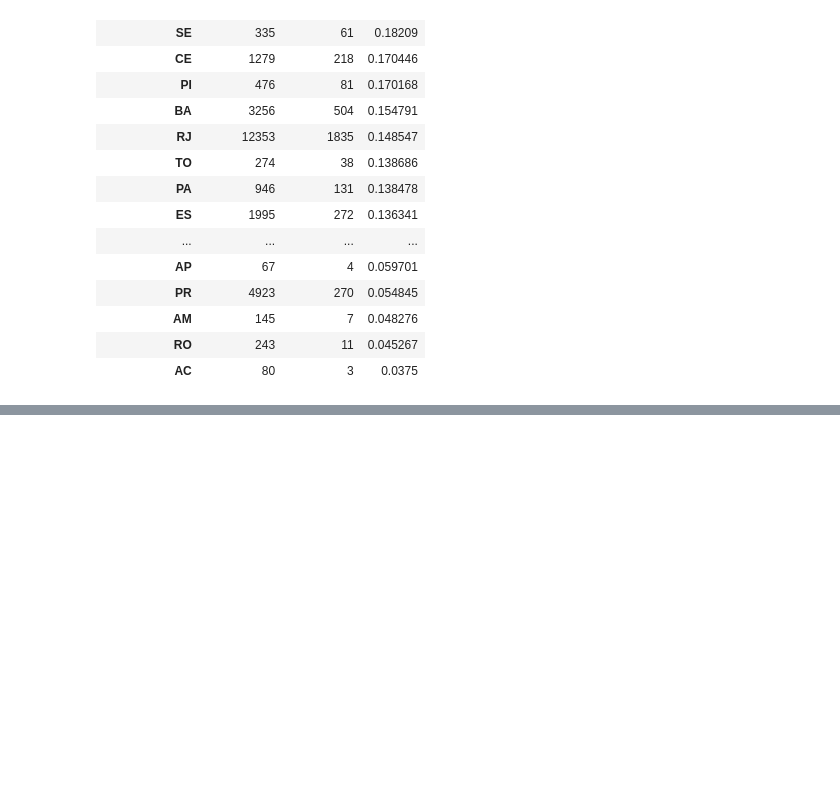
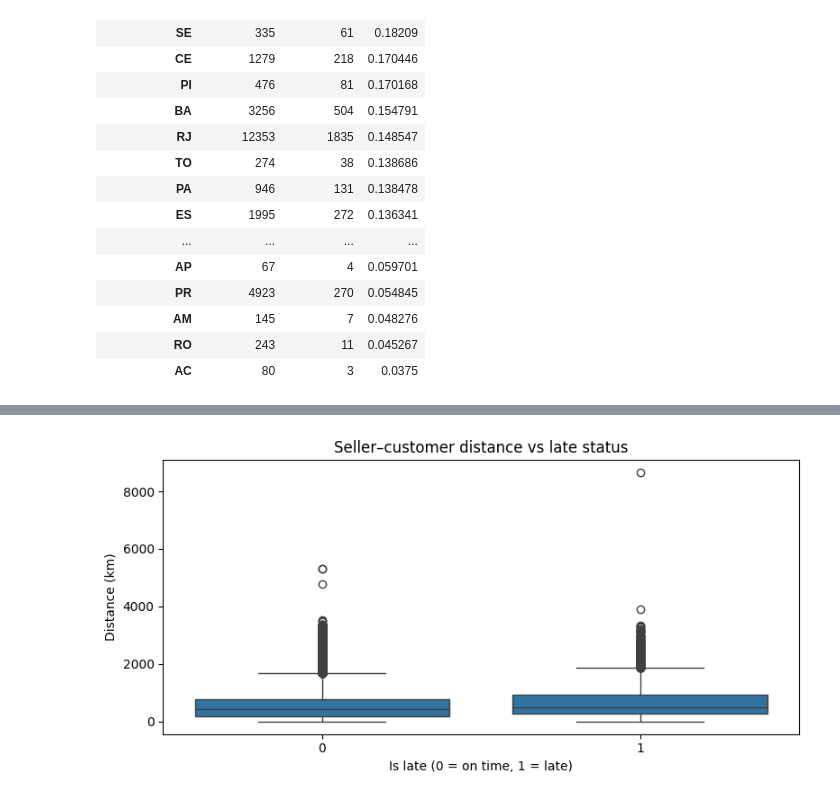
Before and after one commit to Gabverz/Logistics_optimizer, a Jupyter notebook: eda_logistica.ipynb, the cells around one changed output, grey strips where cells are left out. Cells and saved outputs as stored; diff of their text form; code cells hidden in the pictures; blank space fills up the shorter version.

```diff
--- a/eda_logistica.ipynb
+++ b/eda_logistica.ipynb
@@ -246,0 +348,14 @@ plt.show()
+# %%
+plt.figure(figsize=(8, 4))
+sns.boxplot(
+    data=df,
+    x="is_late",
+    y="seller_customer_distance_km"
+)
+plt.title("Seller–customer distance vs late status")
+plt.xlabel("Is late (0 = on time, 1 = late)")
+plt.ylabel("Distance (km)")
+plt.tight_layout()
+plt.show()
+# %% [output]
+[figure, added]
```
Also changed, not shown: parts of 16 cells of this notebook.
